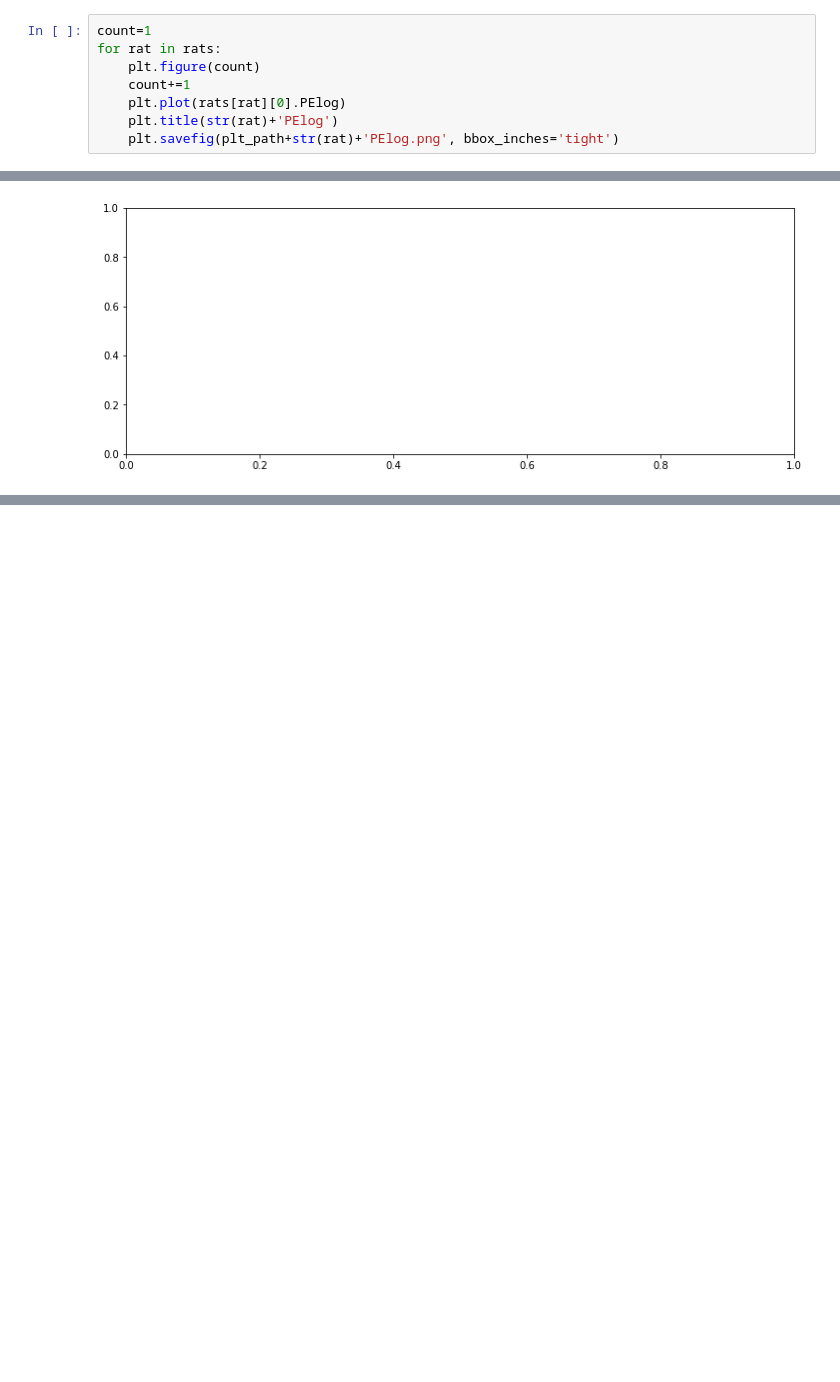
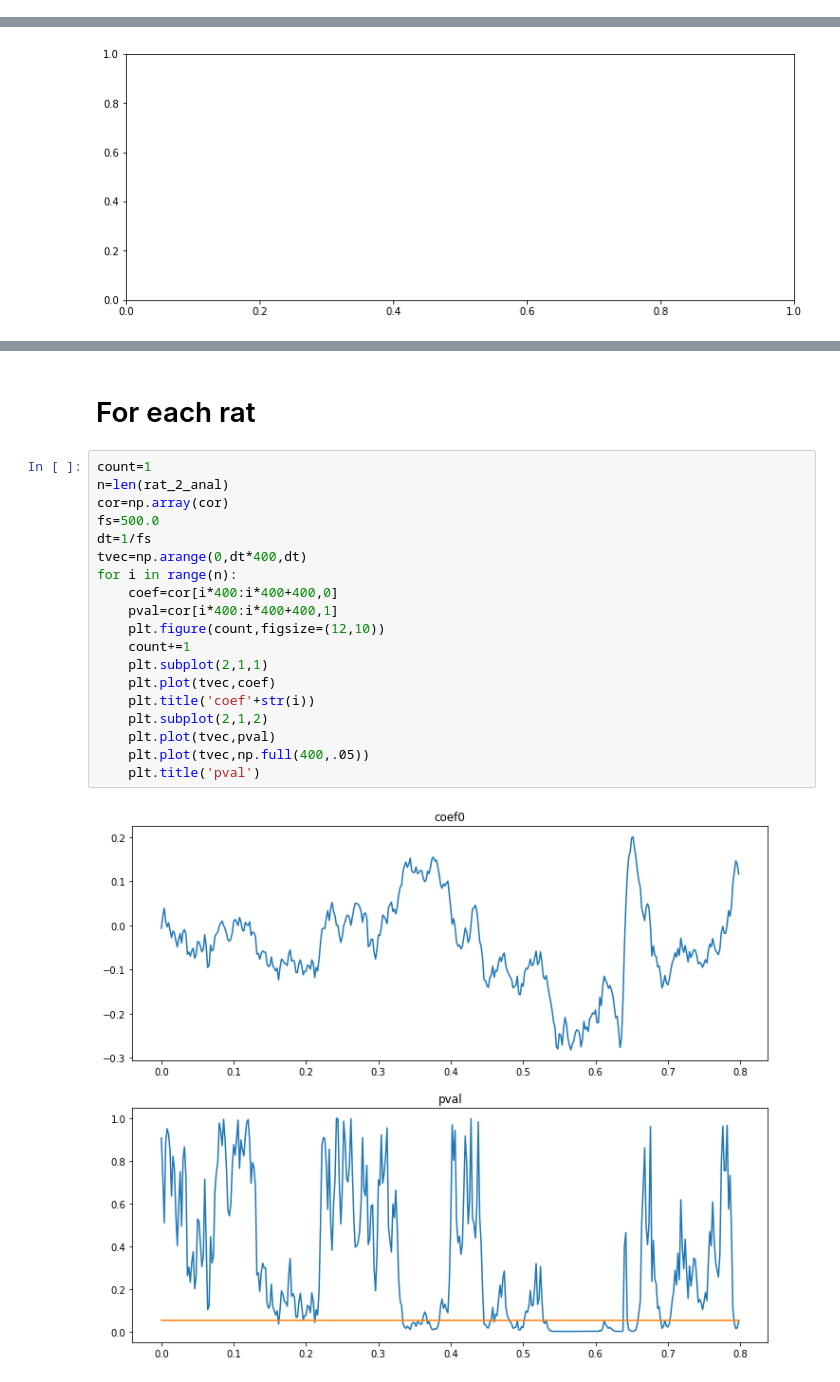
Before and after one commit to Maylibooyah69/RewardReversalPorject, a Jupyter notebook: Final Pipeline.ipynb, the cells around one changed output, grey strips where cells are left out. Drawn from its saved outputs; the diff is of its cells as text; blank space fills up the shorter version.

```diff
--- a/Final Pipeline.ipynb
+++ b/Final Pipeline.ipynb
@@ -130,10 +98,2 @@ NameError: name 'alphaGs' is not defined
 # %% [markdown]
 ### Plots
-# %%
-count=1
-for rat in rats:
-    plt.figure(count)
-    count+=1
-    plt.plot(rats[rat][0].PElog)
-    plt.title(str(rat)+'PElog')
-    plt.savefig(plt_path+str(rat)+'PElog.png', bbox_inches='tight')
@@ -207,0 +227,23 @@ array([[3, 4, 5],
+# %% [markdown]
+# For each rat
+# %%
+count=1
+n=len(rat_2_anal)
+cor=np.array(cor)
+fs=500.0
+dt=1/fs
+tvec=np.arange(0,dt*400,dt)
+for i in range(n):
+    coef=cor[i*400:i*400+400,0]
+    pval=cor[i*400:i*400+400,1]
+    plt.figure(count,figsize=(12,10))
+    count+=1
+    plt.subplot(2,1,1)
+    plt.plot(tvec,coef)
+    plt.title('coef'+str(i))
+    plt.subplot(2,1,2)
+    plt.plot(tvec,pval)
+    plt.plot(tvec,np.full(400,.05))
+    plt.title('pval')
+# %% [output]
+[figure, added]
```
Also changed, not shown: parts of 16 cells of this notebook, 3 other files.
